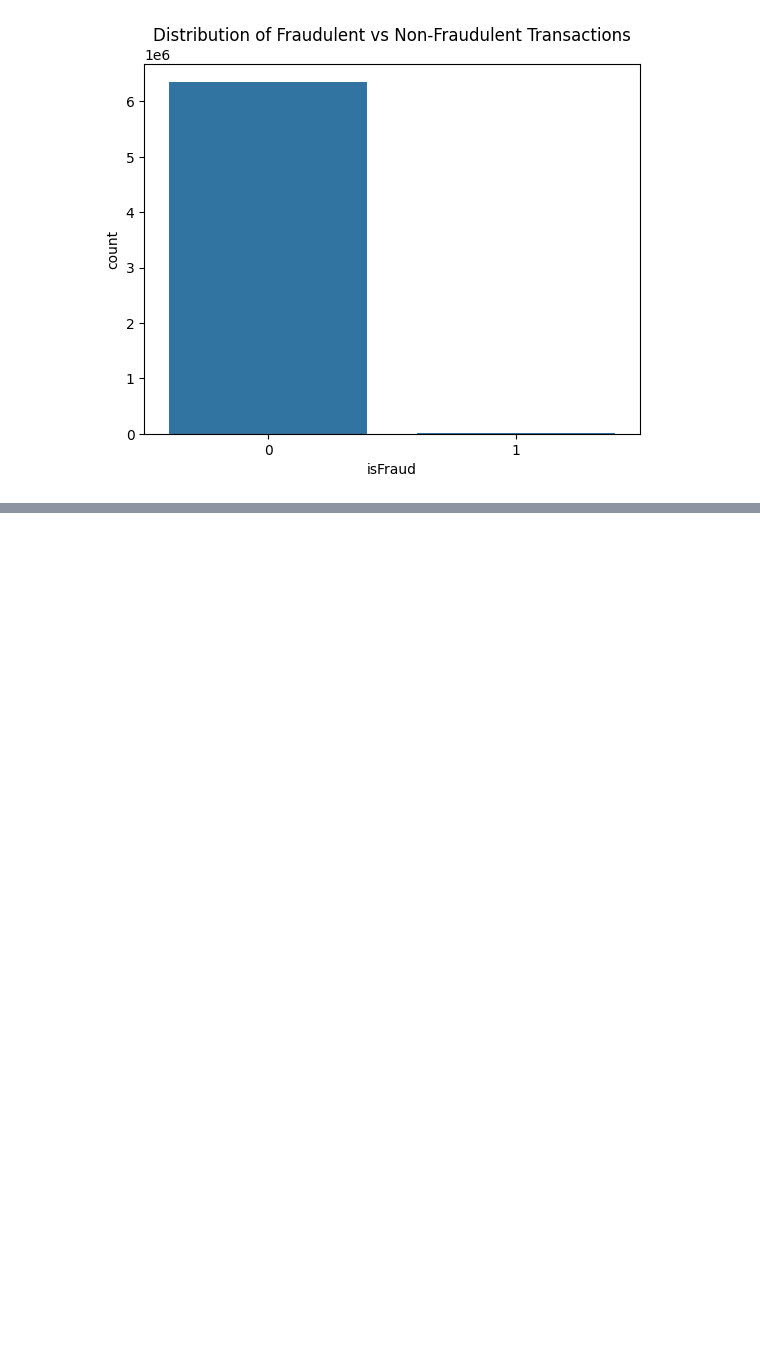
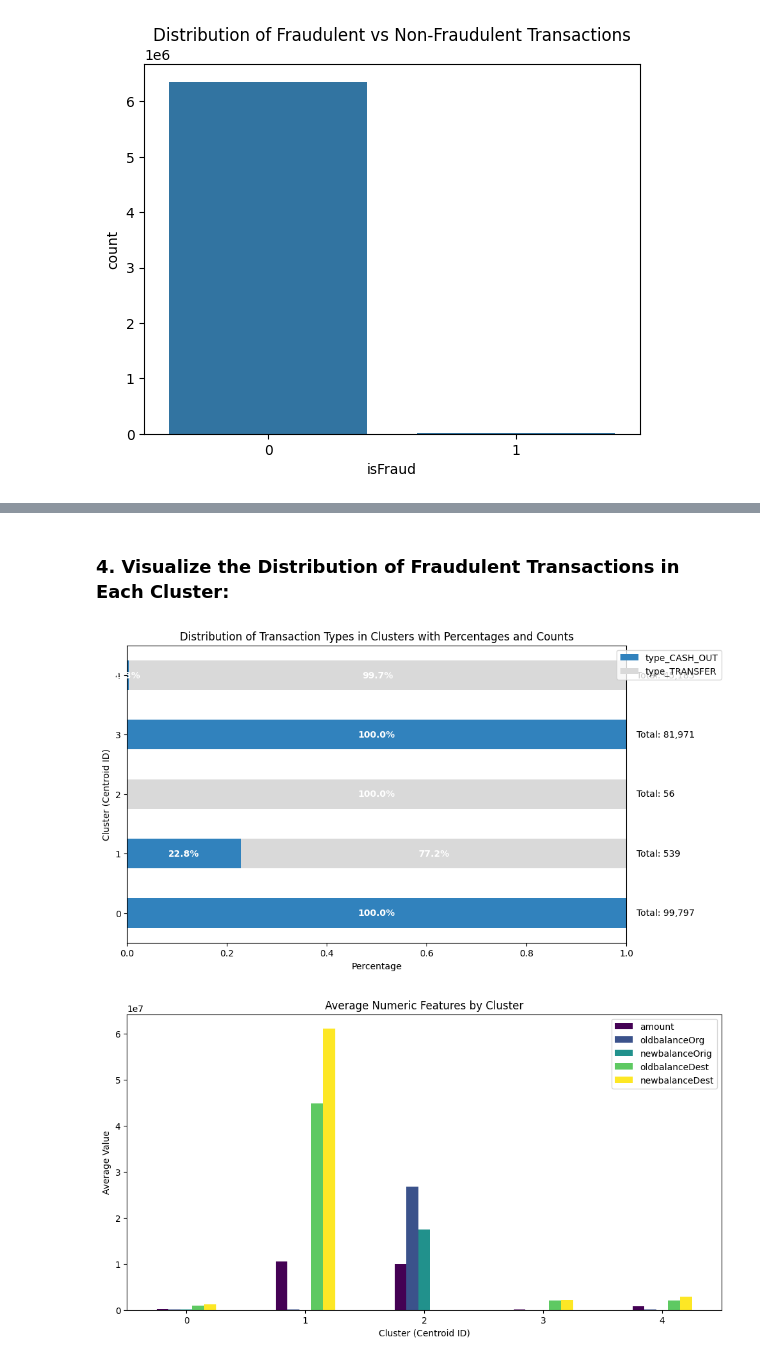
Before and after one commit to DiegoEscanciano/Python-FraudDetection, a Jupyter notebook: fraude.ipynb, the cells around one changed output, grey strips where cells are left out. Drawn from its saved outputs; the diff is of its cells as text; code cells hidden in the pictures; blank space fills up the shorter version.

Commit message:
Unsupervised model - Interaction 1

```diff
--- a/fraude.ipynb
+++ b/fraude.ipynb
@@ -138,0 +335,16 @@ plt.show()
+# %%
+# Step 1: Select the relevant columns for clustering
+features = ['amount', 'oldbalanceOrg', 'newbalanceOrig', 'oldbalanceDest', 'newbalanceDest',
+            'origzeroFlag', 'destzeroFlag', 'amountError', 'type_CASH_OUT', 'type_TRANSFER']
+
+# Step 2: Scale the features using StandardScaler
+scaler = StandardScaler()
+scaled_model_data = scaler.fit_transform(model_data[features])
+
+# Step 3: Train the K-Means model
+# Choose a number of clusters, for example 5
+kmeans = KMeans(n_clusters=5, random_state=42)
+model_data['centroid_id'] = kmeans.fit_predict(scaled_model_data)
+
+# Step 4: Check the assigned clusters (centroid_id)
+print(model_data[['centroid_id']].head())
@@ -138,0 +420,48 @@ plt.show()
+# %% [markdown]
+### 4. Visualize the Distribution of Fraudulent Transactions in Each Cluster:
+# %%
+# Step 1: Group by 'centroid_id' (cluster) and sum all the encoded types (TRANSFER, CASH_OUT, etc.)
+type_columns = [col for col in model_data.columns if col.startswith('type_')]
+type_distribution = model_data.groupby('centroid_id')[type_columns].sum()
+
+# Step 2: Normalize the distribution to get the percentages (for stacking purposes)
+type_distribution_percent = type_distribution.div(type_distribution.sum(axis=1), axis=0)
+
+# Step 3: Plot the stacked bar chart with percentages for transaction types in each cluster
+fig, ax = plt.subplots(figsize=(10, 6))
+type_distribution_percent.plot(kind='barh', stacked=True, ax=ax, colormap='tab20c')
+
+# Step 4: Add actual transaction type counts and percentage labels inside the bars
+for i in range(type_distribution.shape[0]):
+    # Iterate over each type column to add percentage labels inside the bars
+    cum_width = 0  # cumulative width of each stacked bar segment
+    for j, col in enumerate(type_columns):
+        width = type_distribution_percent.iloc[i, j]
+        if width > 0:  # Only add labels if the width is non-zero
+            ax.text(cum_width + width / 2, i, f"{width * 100:.1f}%", va='center', ha='center', color="white", fontweight="bold")
+            cum_width += width
+
+    # Display raw counts on the right-hand side of the bars
+    ax.text(1.02, i, f"Total: {int(type_distribution.iloc[i].sum()):,}", va='center', ha='left')
+
+# Step 5: Customize the chart
+plt.title('Distribution of Transaction Types in Clusters with Percentages and Counts')
+plt.xlabel('Percentage')
+plt.ylabel('Cluster (Centroid ID)')
+plt.legend(type_columns, loc='upper right', bbox_to_anchor=(1.2, 1))
+plt.xlim(0, 1)  # Keep the x-axis scaled to percentage
+plt.show()
+
+# Step 6: Add additional cluster-level numeric analysis (like average transaction amounts)
+cluster_numeric_averages = model_data.groupby('centroid_id')[['amount', 'oldbalanceOrg', 'newbalanceOrig', 'oldbalanceDest', 'newbalanceDest']].mean()
+
+# Plot the average numeric feature values per cluster
+cluster_numeric_averages.plot(kind='bar', figsize=(12, 6), colormap='viridis')
+plt.title('Average Numeric Features by Cluster')
+plt.xlabel('Cluster (Centroid ID)')
+plt.ylabel('Average Value')
+plt.xticks(rotation=0)
+plt.show()
+# %% [output]
+[figure, added]
+[figure, added]
```
Also changed, not shown: parts of 37 cells of this notebook.
